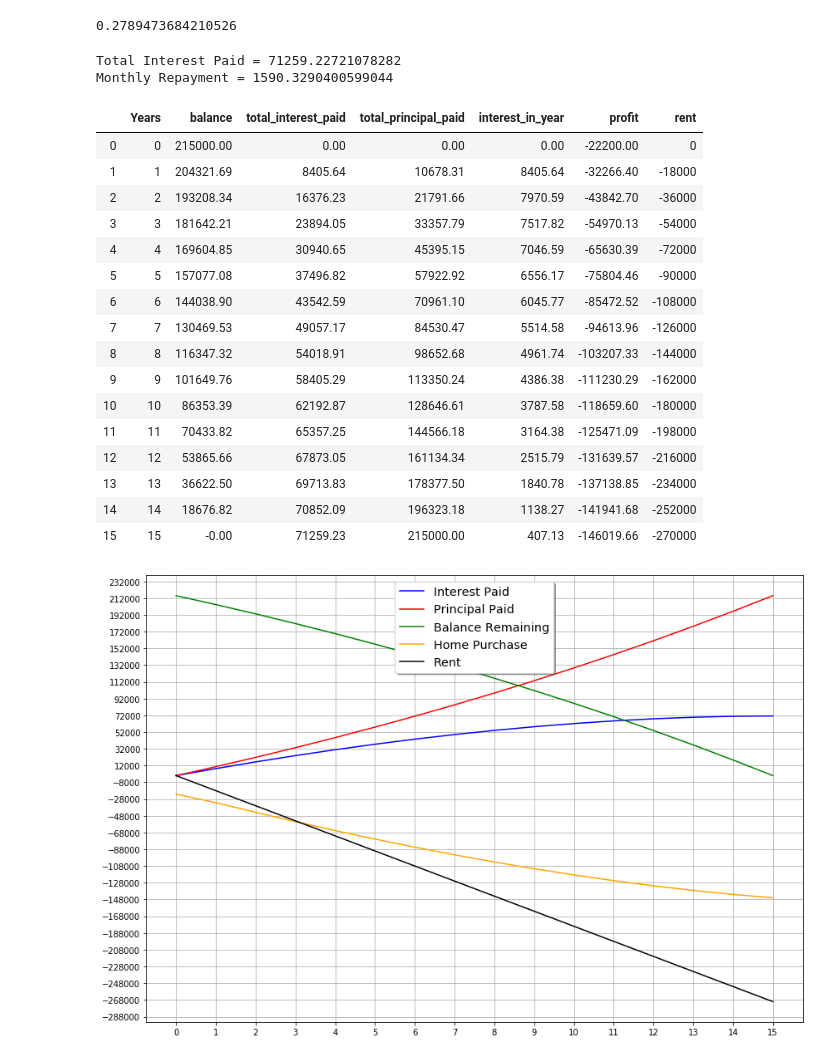
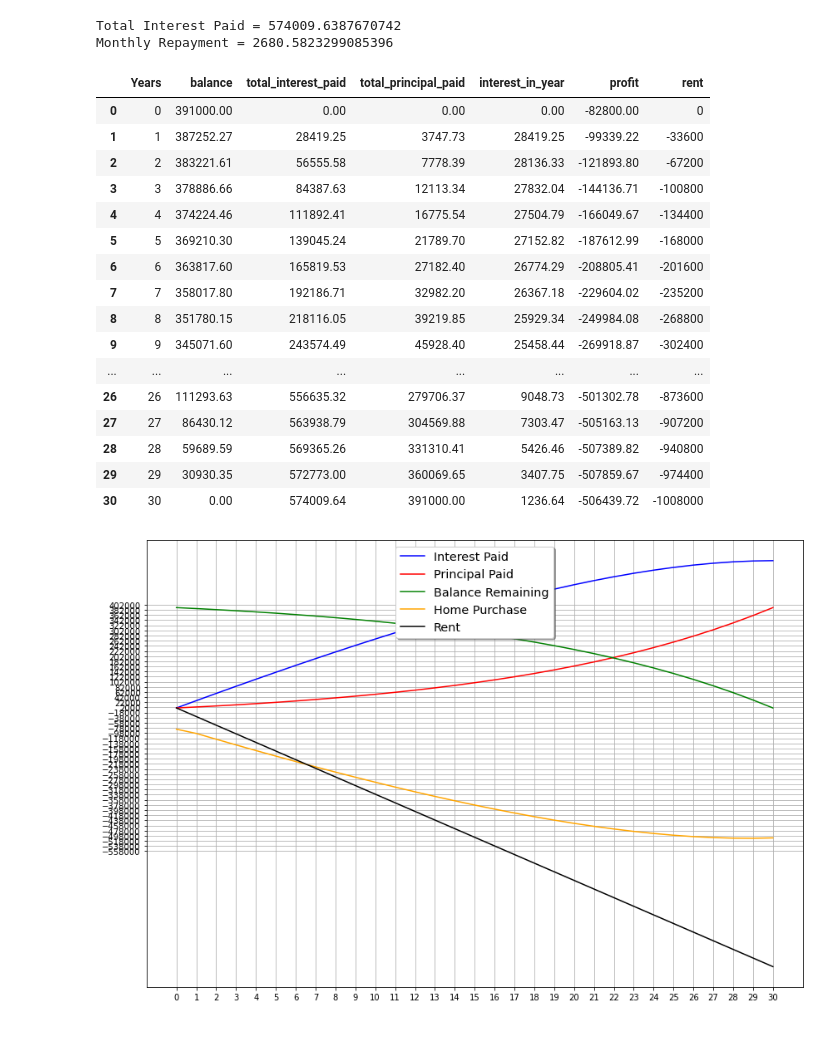
Before and after one commit to Vish279/Mortgage-Calc, a Jupyter notebook: mortgage_calculations.ipynb, the cells around one changed output. Saved outputs shown, nothing was run; the diff lists cells and outputs as text; code cells hidden in the pictures.

```diff
--- a/mortgage_calculations.ipynb
+++ b/mortgage_calculations.ipynb
@@ -77,22 +77,24 @@ def amoritization_table(interest_rate,term_of_loan_years,home_price,down_payment
 
         prop_taxes=0.013
         selling_agent_fees=0.06
-        closing_fees=6000
+        closing_fees=30000
+        #lf is "loss factor" should typically be zero, only useful in the case a person is overpaying
+        lf=30000
 
-        fcn=prop_taxes*home_price*(app**x)*x+selling_agent_fees*home_price*(app**x)+closing_fees
+        fcn=prop_taxes*(home_price-lf)*(app**x)*x+selling_agent_fees*(home_price-lf)*(app**x)+closing_fees
 
-        seln=home_price*(app**x) - x_balance_new - down_payment - fcn\
-        - x_interest_new - x_principal_new + (tot_interest_principal_paid(home_price-down_payment,\
+        seln=(home_price-lf)*(app**x) - x_balance_new - down_payment - fcn\
+        - x_interest_new - x_principal_new + (tot_interest_principal_paid((home_price)-down_payment,\
                                                                          interest_rate/12/100,x*12,M)[0]-
-                                              tot_interest_principal_paid(home_price-down_payment,\
+                                              tot_interest_principal_paid((home_price)-down_payment,\
                                                                          interest_rate/12/100,(x-1)*12,M)[0])*0.22
         intern=tot_interest_principal_paid(home_price-down_payment,interest_rate/12/100,x*12,M)[0]-\
-        tot_interest_principal_paid(home_price-down_payment,interest_rate/12/100,(x-1)*12,M)[0]
+        tot_interest_principal_paid((home_price)-down_payment,interest_rate/12/100,(x-1)*12,M)[0]
         inter.append(intern)
 
         sel.append(seln)
 
-        rent_n=-1500*12*x
+        rent_n=-2800*12*x
         rent.append(rent_n)
 
 
@@ -116,30 +118,26 @@ def amoritization_table(interest_rate,term_of_loan_years,home_price,down_payment
     print("Total Interest Paid = {}".format(TI))
     print("Monthly Repayment = {}".format(M))
     return at
-# %%
-1590/5700
-# %% [output]
-0.2789473684210526
-# %%
-amoritization_table(4,15,270000,55000,1.0)
-# %% [output]
-Total Interest Paid = 71259.22721078282
-Monthly Repayment = 1590.3290400599044
-|  | Years | balance | total_interest_paid | total_principal_paid | interest_in_year | profit | rent |
-| 0 | 0 | 215000.00 | 0.00 | 0.00 | 0.00 | -22200.00 | 0 |
-| 1 | 1 | 204321.69 | 8405.64 | 10678.31 | 8405.64 | -32266.40 | -18000 |
-| 2 | 2 | 193208.34 | 16376.23 | 21791.66 | 7970.59 | -43842.70 | -36000 |
-| 3 | 3 | 181642.21 | 23894.05 | 33357.79 | 7517.82 | -54970.13 | -54000 |
-| 4 | 4 | 169604.85 | 30940.65 | 45395.15 | 7046.59 | -65630.39 | -72000 |
-| 5 | 5 | 157077.08 | 37496.82 | 57922.92 | 6556.17 | -75804.46 | -90000 |
-| 6 | 6 | 144038.90 | 43542.59 | 70961.10 | 6045.77 | -85472.52 | -108000 |
-| 7 | 7 | 130469.53 | 49057.17 | 84530.47 | 5514.58 | -94613.96 | -126000 |
-| 8 | 8 | 116347.32 | 54018.91 | 98652.68 | 4961.74 | -103207.33 | -144000 |
-| 9 | 9 | 101649.76 | 58405.29 | 113350.24 | 4386.38 | -111230.29 | -162000 |
-| 10 | 10 | 86353.39 | 62192.87 | 128646.61 | 3787.58 | -118659.60 | -180000 |
-| 11 | 11 | 70433.82 | 65357.25 | 144566.18 | 3164.38 | -125471.09 | -198000 |
-| 12 | 12 | 53865.66 | 67873.05 | 161134.34 | 2515.79 | -131639.57 | -216000 |
-| 13 | 13 | 36622.50 | 69713.83 | 178377.50 | 1840.78 | -137138.85 | -234000 |
-| 14 | 14 | 18676.82 | 70852.09 | 196323.18 | 1138.27 | -141941.68 | -252000 |
-| 15 | 15 | -0.00 | 71259.23 | 215000.00 | 407.13 | -146019.66 | -270000 |
-[figure, removed]
+# %%
+amoritization_table(7.3,30,410000,0.05*380000,1.03)
+# %% [output]
+Total Interest Paid = 574009.6387670742
+Monthly Repayment = 2680.5823299085396
+|  | Years | balance | total_interest_paid | total_principal_paid | interest_in_year | profit | rent |
+| 0 | 0 | 391000.00 | 0.00 | 0.00 | 0.00 | -82800.00 | 0 |
+| 1 | 1 | 387252.27 | 28419.25 | 3747.73 | 28419.25 | -99339.22 | -33600 |
+| 2 | 2 | 383221.61 | 56555.58 | 7778.39 | 28136.33 | -121893.80 | -67200 |
+| 3 | 3 | 378886.66 | 84387.63 | 12113.34 | 27832.04 | -144136.71 | -100800 |
+| 4 | 4 | 374224.46 | 111892.41 | 16775.54 | 27504.79 | -166049.67 | -134400 |
+| 5 | 5 | 369210.30 | 139045.24 | 21789.70 | 27152.82 | -187612.99 | -168000 |
+| 6 | 6 | 363817.60 | 165819.53 | 27182.40 | 26774.29 | -208805.41 | -201600 |
+| 7 | 7 | 358017.80 | 192186.71 | 32982.20 | 26367.18 | -229604.02 | -235200 |
+| 8 | 8 | 351780.15 | 218116.05 | 39219.85 | 25929.34 | -249984.08 | -268800 |
+| 9 | 9 | 345071.60 | 243574.49 | 45928.40 | 25458.44 | -269918.87 | -302400 |
+| ... | ... | ... | ... | ... | ... | ... | ... |
+| 26 | 26 | 111293.63 | 556635.32 | 279706.37 | 9048.73 | -501302.78 | -873600 |
+| 27 | 27 | 86430.12 | 563938.79 | 304569.88 | 7303.47 | -505163.13 | -907200 |
+| 28 | 28 | 59689.59 | 569365.26 | 331310.41 | 5426.46 | -507389.82 | -940800 |
+| 29 | 29 | 30930.35 | 572773.00 | 360069.65 | 3407.75 | -507859.67 | -974400 |
+| 30 | 30 | 0.00 | 574009.64 | 391000.00 | 1236.64 | -506439.72 | -1008000 |
+[figure, added]
```
